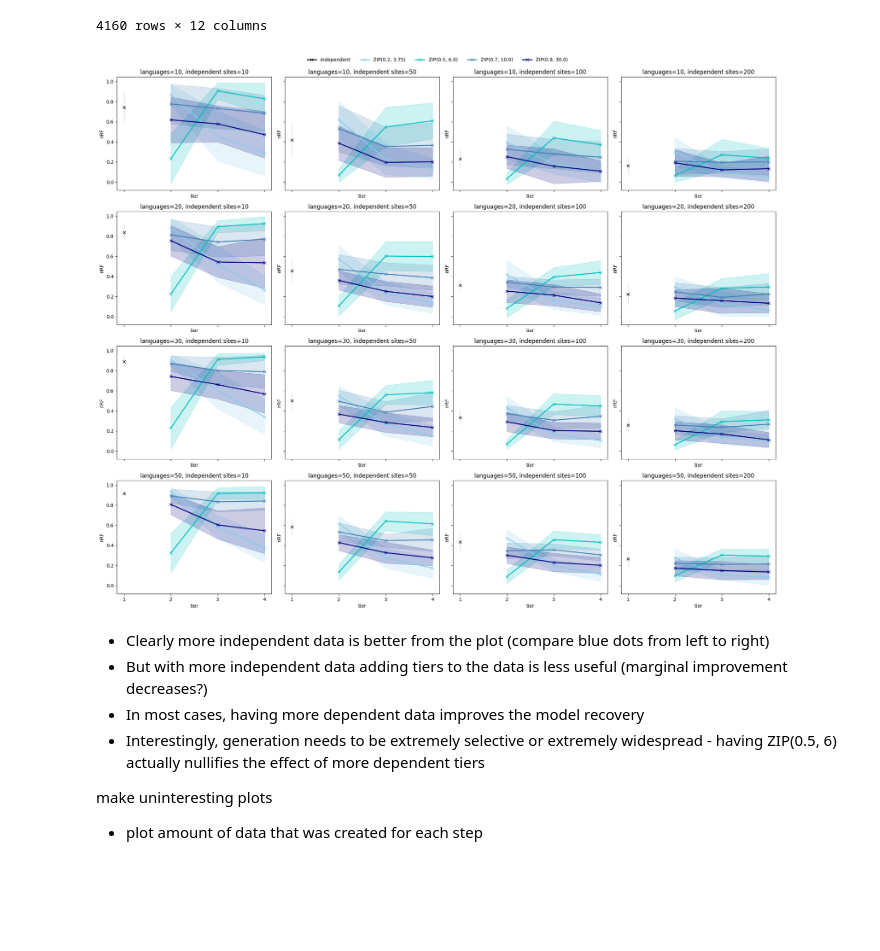
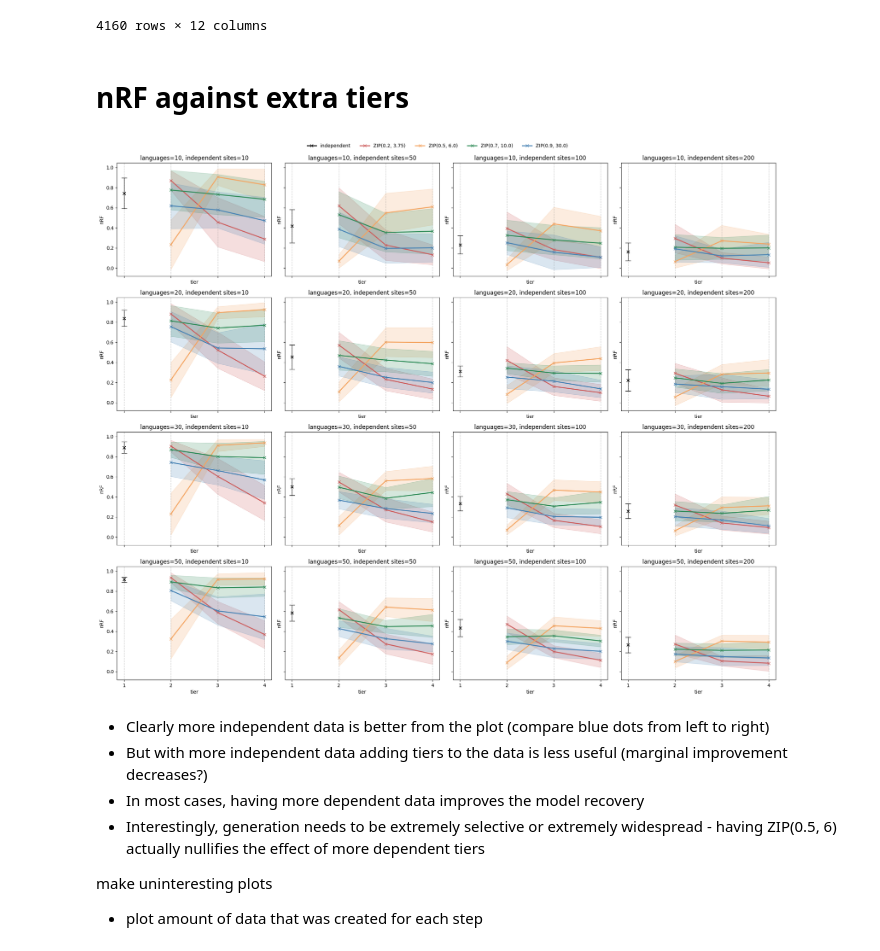
Before and after one commit to jaamestaay/M4R, a Jupyter notebook: data/results_processing.ipynb, the cells around one changed output. Drawn from its saved outputs; the diff is of its cells as text; code cells hidden in the pictures; blank space fills up the shorter version.

```diff
--- a/data/results_processing.ipynb
+++ b/data/results_processing.ipynb
@@ -21,6 +21,10 @@ df
 | 4158 | 18.762360 | 3.142743 | 0.199600 | 0.000356 | 0.860465 | 4878.179483 | 78.165820 | 4878.179483 | ... |
 | 4159 | 8.053327 | 0.109156 | 0.085674 | 0.000012 | 0.978261 | 4759.103259 | 38.460924 | 4759.103259 | ... |
 4160 rows × 12 columns
+# %%
+df = data.copy()
+# %% [markdown]
+# nRF against extra tiers
 # %%
 df["tier"] = pd.to_numeric(df["tier"])
 df["meanNRF"] = pd.to_numeric(df["meanNRF"])
@@ -38,59 +42,67 @@ fig, axes = plt.subplots(
     sharey=True
 )
 
-colors = ["black", "skyblue", "c", "steelblue", "navy"]
+colors = ["black", "indianred", "sandybrown", "seagreen", "steelblue"]
 
 for i, leaves_val in enumerate(leaves_vals):
     for j, sites_val in enumerate(sites_vals):
         ax = axes[i, j]
+        # ax = axes
         d = df[(df["leaves"] == leaves_val) & (df["independent_sites"] == sites_val)].copy()
         if d.empty:
             ax.set_visible(False)
             continue
-
         methods = d["ZIP"].unique()
-
         for k, m in enumerate(methods):
             dm = d[d["ZIP"] == m]
-
             grouped = dm.groupby("tier")["meanNRF"]
             mean = grouped.mean()
             std = grouped.std()
-
             x = mean.index.values
-
             color = colors[k]
-
             ax.plot(x, mean.values, marker="x", color=color, linewidth=2, label=m)
-
-            ax.fill_between(
-                x,
-                mean - std,
-                mean + std,
-                color=color,
-                alpha=0.2
-            )
-
+            if m == "independent":
+                ax.errorbar(
+                    x,
+                    mean.values,
+                    yerr=std.values,
+                    fmt='x',
+                    color=color,
+                    linewidth=1,
+                    capsize=6,
+                    capthick=1,
+                    label=m
+                )
+            else:
+                ax.fill_between(
+                    x,
+                    mean - std,
+                    mean + std,
+                    color=color,
+                    alpha=0.2
+                )
         ax.set_title(f"languages={leaves_val}, independent sites={sites_val}")
         ax.set_xlabel("tier")
         ax.set_ylabel("nRF")
         ax.set_xticks([1, 2, 3, 4])
-
+        for x in [1, 2, 3, 4]:
+            ax.axvline(x, linestyle="--", linewidth=1, alpha=0.4, color="grey")
 handles, labels = axes[0, 0].get_legend_handles_labels()
+# handles, labels = axes.get_legend_handles_labels()
 fig.legend(
-    handles,
-    labels,
+    handles[:-1],
+    labels[:-1],
     loc="upper center",
     bbox_to_anchor=(0.5, 1.02),
-    ncol=min(6, len(labels)),
+    ncol=5,
     frameon=False
 )
 
 plt.tight_layout(rect=[0, 0, 1, 0.93])
 plt.tight_layout()
 plt.show()
 # %% [output]
-[figure, old version]
+[figure, new version]
 # %% [markdown]
 - Clearly more independent data is better from the plot (compare blue dots from left to right)
 - But with more independent data adding tiers to the data is less useful (marginal improvement decreases?)
```
Also changed, not shown: parts of 11 cells of this notebook, 4 other files.
